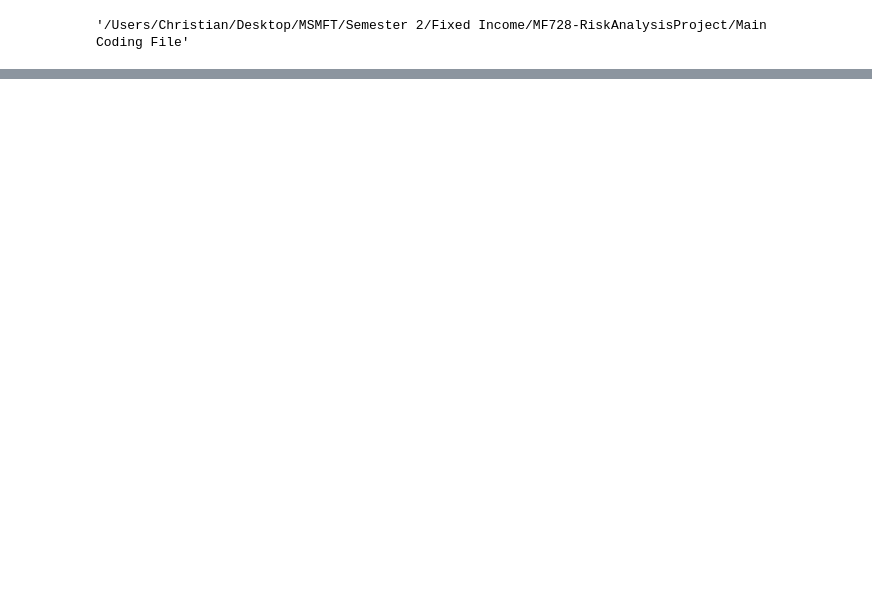
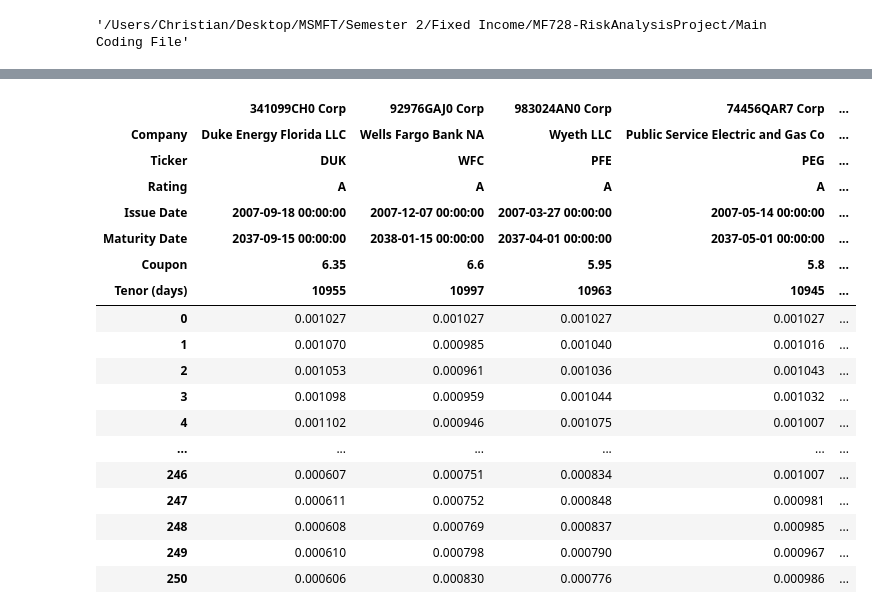
Before and after one commit to Christian2473/MF728-RiskAnalysisProject, a Jupyter notebook: Main Coding File/CIR Calibration.ipynb, the cells around one changed output, grey strips where cells are left out. Cells and saved outputs as stored; diff of their text form; code cells hidden in the pictures; blank space fills up the shorter version.

Commit message:
applying CIR model to a dataframe

```diff
--- a/Main Coding File/CIR Calibration.ipynb
+++ b/Main Coding File/CIR Calibration.ipynb
@@ -39,15 +19,22 @@ data
 # %%
-@dataclass
-class CIR:
+class CIR_base:
     """
     CIR model class that takes in a series of yields.
     """
 
-    rates : pd.Series
+    def __init__(self, rates: pd.Series):
+        """
+        Initialize the CIR model with a series of yields.
 
-    def __post_init__(self):
-        """setting up the parameters for the CIR model"""
+        Parameters
+        ----------
+        rates : pd.DataFrame
+            A DataFrame containing the yield data.
+        """
+        self.rates = rates
 
+    def calibrate(self):
+        """Calibrate CIR model parameters using OLS regression."""
         self.rates, rates = self.rates/100, self.rates/100
 
         rt = rates[1:]
@@ -100,34 +87,102 @@ class CIR:
         np.ndarray
             Simulated interest rates. Each row corresponds to a simulation, and each column corresponds to a time step.
         """
-        # Simulate the CIR process
+        # Calibrate the CIR process
+        self.calibrate()
 
         if starting_rate is None:
             starting_rate = self.rates.iloc[0]
 
         # Getting CIR parameters
         theta = self.theta
         kappa = self.kappa
         sigma = self.sigma
         delta_t = 1/360
 
         rates = np.zeros((N, len(self.rates)))
 
         for i in range(N):
             # Simulate the process
             # Use the CIR model parameters to generate future rates
 
 
             Z = np.random.normal(0, 1, size=(len(self.rates)))
 
             rates[i, :] = np.zeros(len(self.rates))
             rates[i, 0] = starting_rate
 
             for t in range(1, len(self.rates)):
                 rates[i, t] = rates[i,t-1] + kappa * (theta - rates[i,t-1]) * delta_t + sigma * np.sqrt(delta_t) * np.sqrt(rates[i,t-1]) * Z[t-1]
 
         return rates
 
+class CIR(CIR_base):
+    """
+    CIR model class that takes in a series of yields.
+    """
 
-CIR(data.iloc[:,0]).simulate(100)
+    def __init__(self, rates: pd.DataFrame):
+        """
+        Initialize the CIR model with a series of yields.
+
+        Parameters
+        ----------
+        rates : pd.DataFrame
+            A DataFrame containing the yield data.
+        """
+
+        self.rates = rates/100
+
+
+        self.dataframe = rates.apply(lambda x : CIR_base(x), axis=0)
+
+    def calibrate(self):
+        self.dataframe.apply(lambda x : x.calibrate())
+
+    def simulate(self, N:int = 1, starting_rate:float = None) ->np.ndarray:
+        """
+        Simulate the CIR process using calibrated parameters.
+
+        Parameters
+        ----------
+        N : int
+            Number of simulations to run.
+        starting_rate : float
+            Starting interest rate for the simulation. If None, uses the first rate in the series.
+
+        Returns
+        -------
+        np.ndarray
+            Simulated interest rates. Each row corresponds to a simulation, and each column corresponds to a time step.
+        """
+        # Calibrate the CIR process
+
+        return self.dataframe.apply(lambda x : pd.Series(x.simulate()[0])).T
+
+
+model = CIR(data)
+model.calibrate()
+
+simulations = model.simulate(1)
+
+simulations
 # %% [output]
+|  | 341099CH0 Corp | 92976GAJ0 Corp | 983024AN0 Corp | 74456QAR7 Corp | ... |
+| Company | Duke Energy Florida LLC | Wells Fargo Bank NA | Wyeth LLC | Public Service Electric and Gas Co | ... |
+| Ticker | DUK | WFC | PFE | PEG | ... |
+| Rating | A | A | A | A | ... |
+| Issue Date | 2007-09-18 00:00:00 | 2007-12-07 00:00:00 | 2007-03-27 00:00:00 | 2007-05-14 00:00:00 | ... |
+| Maturity Date | 2037-09-15 00:00:00 | 2038-01-15 00:00:00 | 2037-04-01 00:00:00 | 2037-05-01 00:00:00 | ... |
+| Coupon | 6.35 | 6.6 | 5.95 | 5.8 | ... |
+| Tenor (days) | 10955 | 10997 | 10963 | 10945 | ... |
+| 0 | 0.001027 | 0.001027 | 0.001027 | 0.001027 | ... |
+| 1 | 0.001070 | 0.000985 | 0.001040 | 0.001016 | ... |
+| 2 | 0.001053 | 0.000961 | 0.001036 | 0.001043 | ... |
+| 3 | 0.001098 | 0.000959 | 0.001044 | 0.001032 | ... |
+| 4 | 0.001102 | 0.000946 | 0.001075 | 0.001007 | ... |
+| ... | ... | ... | ... | ... | ... |
+| 246 | 0.000607 | 0.000751 | 0.000834 | 0.001007 | ... |
+| 247 | 0.000611 | 0.000752 | 0.000848 | 0.000981 | ... |
+| 248 | 0.000608 | 0.000769 | 0.000837 | 0.000985 | ... |
+| 249 | 0.000610 | 0.000798 | 0.000790 | 0.000967 | ... |
+| 250 | 0.000606 | 0.000830 | 0.000776 | 0.000986 | ... |
```
Also changed, not shown: parts of 4 cells of this notebook, 11 other files.
